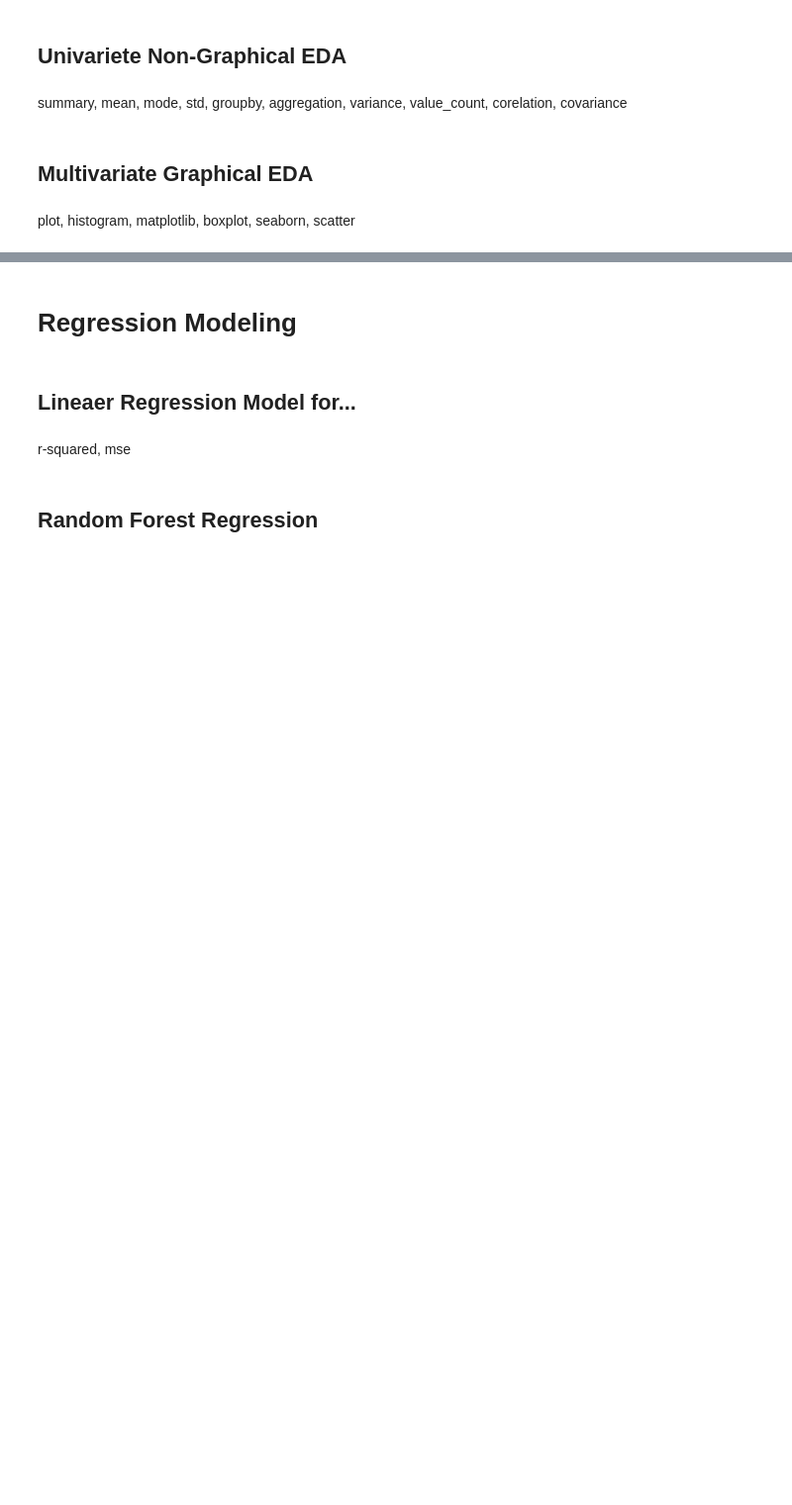
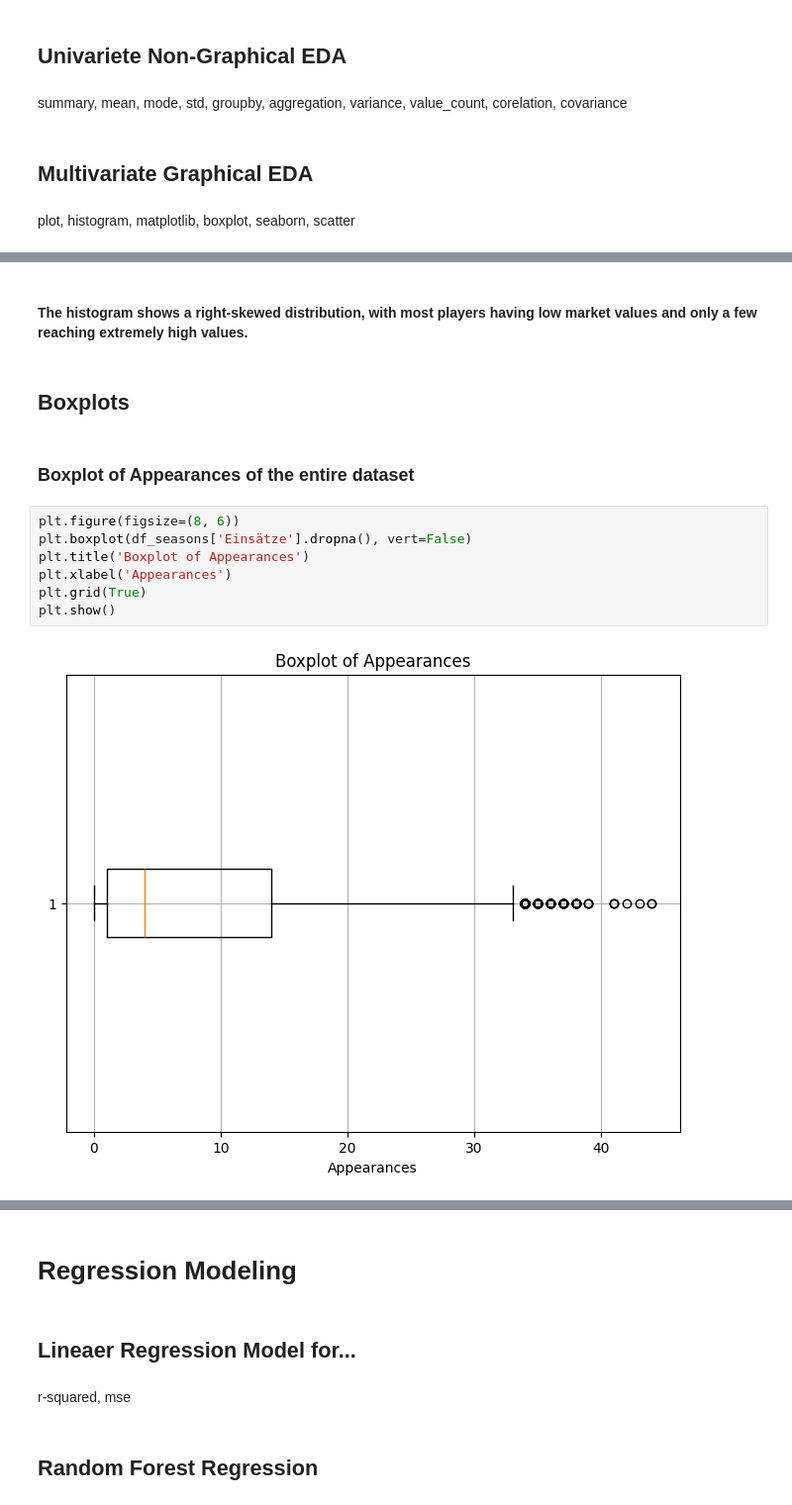
Before and after one commit to loretyan/ProjectDataAnalytics, a Jupyter notebook: Bundesliga.ipynb, the cells around one changed output, grey strips where cells are left out. Shown at 99% size. Saved outputs shown, nothing was run; the diff lists cells and outputs as text; blank space fills up the shorter version.

```diff
--- a/Bundesliga.ipynb
+++ b/Bundesliga.ipynb
@@ -349,0 +399,15 @@ plot, histogram, matplotlib, boxplot, seaborn, scatter
+# %% [markdown]
+#### The histogram shows a right-skewed distribution, with most players having low market values and only a few reaching extremely high values.
+# %% [markdown]
+## Boxplots
+# %% [markdown]
+### Boxplot of Appearances of the entire dataset
+# %%
+plt.figure(figsize=(8, 6))
+plt.boxplot(df_seasons['Einsätze'].dropna(), vert=False)
+plt.title('Boxplot of Appearances')
+plt.xlabel('Appearances')
+plt.grid(True)
+plt.show()
+# %% [output]
+[figure, added]
```
Also changed, not shown: parts of 20 cells of this notebook.
